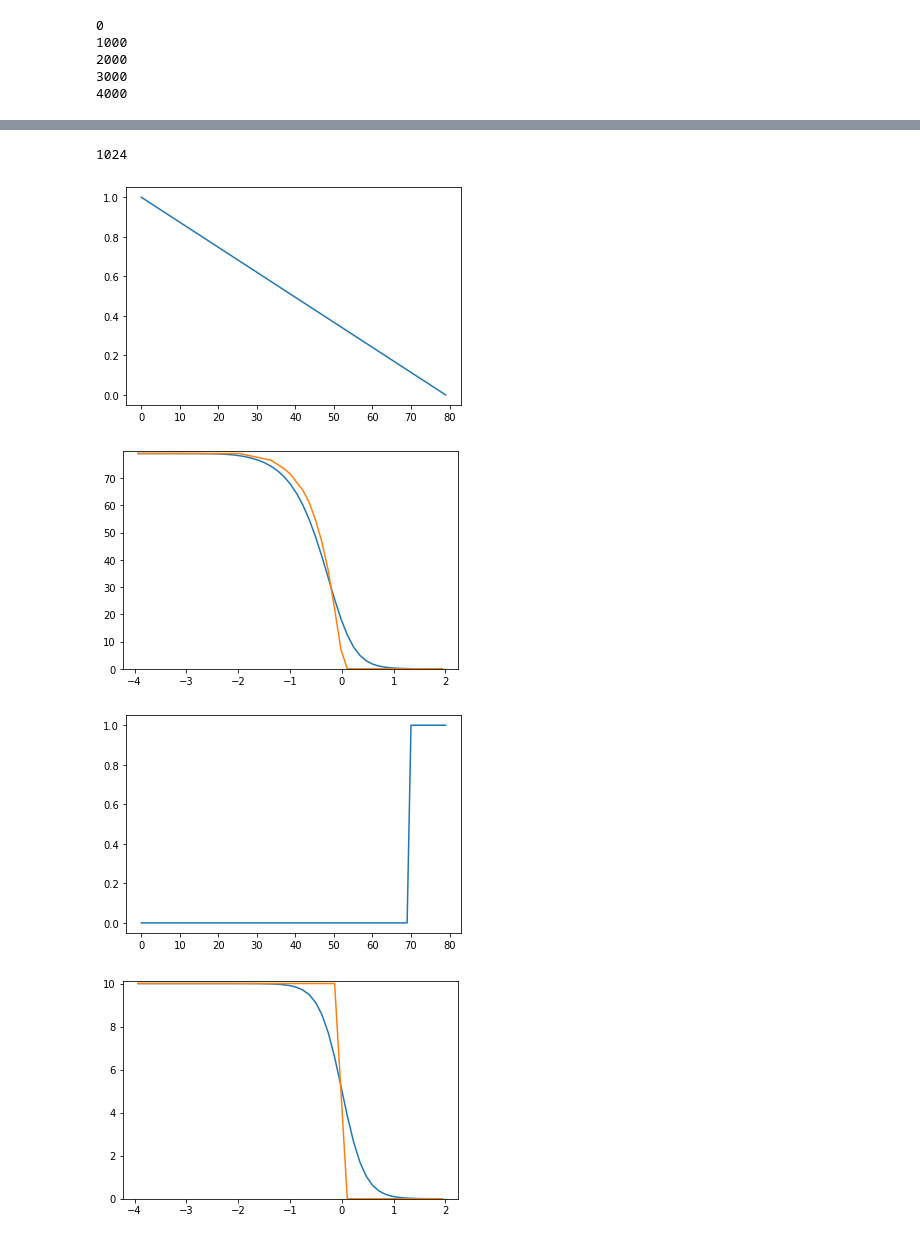
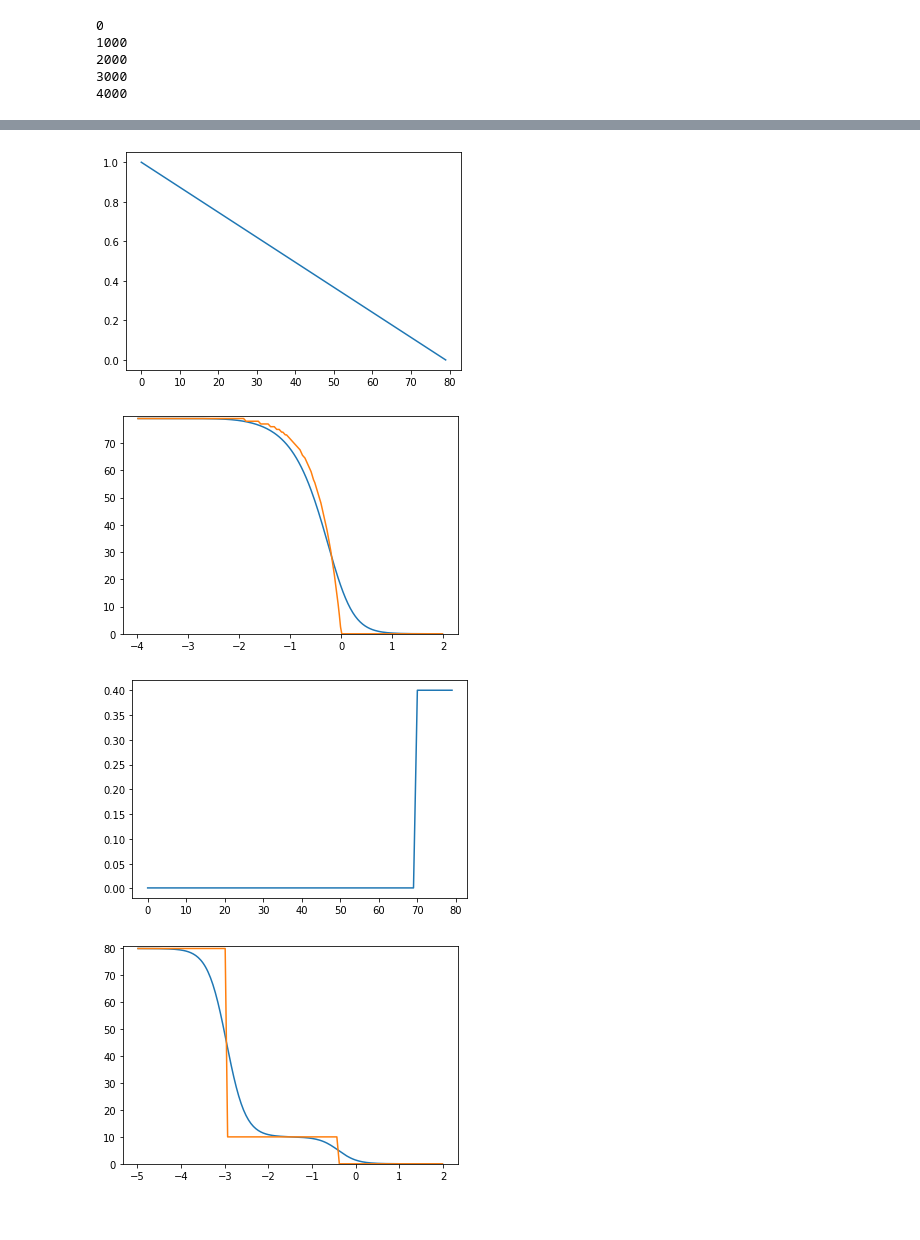
Before and after one commit to rosinality/glow-pytorch, a Jupyter notebook: notebooks/coeff.ipynb, the cells around one changed output, grey strips where cells are left out. Cells and saved outputs as stored; diff of their text form; code cells hidden in the pictures.

```diff
--- a/notebooks/coeff.ipynb
+++ b/notebooks/coeff.ipynb
@@ -125,7 +95,7 @@ for i in range(5000):
             noise, _, _, pz, logdet = txt.iloc[i]
         to_plot.append([noise, -(pz + logdet)])
     to_plot = np.array(to_plot)
-    coef = calculate_coeff(to_plot, 5, len(to_plot)-3, log=True, plot=False, show=False)
+    coef = coef = calculate_coeff(to_plot, 7, 11, log=True, plot=False)
     dims.append(n_pixel - coef)
 # %% [output]
 0
@@ -189,0 +169,8 @@ plt.show()
+# %%
+m = 20
+imgs = []
+for i in dims.argsort()[:m]:
+    imgs.append(val_loader.dataset[i][0])
+
+plt.matshow(np.concatenate(imgs, axis=1))
+plt.show()
@@ -231,24 +194,0 @@ IndexError: too many indices for array: array is 1-dimensional, but 2 were index
-# %%
-image_size = 32
-n_pixel = image_size * image_size * 1
-mul = np.log(2) * n_pixel
-
-to_plot = []
-for f in sorted(glob("../ll/*dataset#fashion_mnist*")):
-#     print(f)
-    txt = pd.read_csv(f, sep=" ", header=None)
-    noise, pz, logdet = txt.mean()
-    to_plot.append([noise, pz + logdet])
-    print(noise)
-
-to_plot = np.array(to_plot)
-to_plot[:, 1] *= mul
-coef = -calculate_coeff(to_plot, 0, len(to_plot), log=True, plot=True)
-print(n_pixel - coef)
-length = 2
-dims = []
-for i in range(0, len(to_plot)-length+1):
-    coef = -calculate_coeff(to_plot, i, i + length, log=True, plot=False)
-    print(i, i + length, n_pixel - coef)
-    dims.append(n_pixel - coef)
-plt.plot(np.log10((to_plot[:-1, 0] + to_plot[1:, 0])/2), dims)
@@ -281,7 +195,3 @@ plt.plot(np.log10((to_plot[:-1, 0] + to_plot[1:, 0])/2), dims)
-# %%
-32*32
-# %% [output]
-1024
 # %%
 def expspace(start, end, num):
     space = np.linspace(np.log(start), np.log(end), num)
@@ -298,7 +208,7 @@ n_pixel = len(sigma)
 
 to_plot = []
 delta_dim  = []
-for delta in expspace(0.0001, 100, 50):
+for delta in expspace(0.0001, 100, 250):
     sigma = np.array(sigma)
     delta_arr = np.ones(sigma.shape[0]) * delta
     to_plot.append([delta, np.log(sigma**2 + delta_arr **2).sum()/2])
@@ -320,37 +230,37 @@ plt.ylim(0, np.max(dims) * 1.01);
 # dims
 # %% [output]
 [figure]
-[figure, old version]
+[figure, new version]
 # %%
-sigma = [0] * 70 + [1] * 10
+sigma = [0.0011] * 70 + [0.4] * 10
 # sigma = np.linspace(1, 0, 80)
 
 plt.plot(sigma)
 plt.show()
 
 n_pixel = len(sigma)
 
 to_plot = []
 delta_dim  = []
-for delta in expspace(0.0001, 100, 50):
+for delta in expspace(0.00001, 100, 250):
     sigma = np.array(sigma)
     delta_arr = np.ones(sigma.shape[0]) * delta
     to_plot.append([delta, np.log(sigma**2 + delta_arr **2).sum()/2])
     delta_dim.append((sigma > delta).sum())
 to_plot = np.array(to_plot)
 delta_dim = np.array(delta_dim)
 
 length = 2
 
 dims = []
 for i in range(0, len(to_plot)-length+1):
     coef = calculate_coeff(to_plot, i, i + length, log=True, plot=False)
 #     print(i, i + length, n_pixel - coef)
     dims.append(n_pixel - coef)
 
 plt.plot(np.log10((to_plot[:-1, 0] + to_plot[1:, 0])/2), dims)
 plt.plot(np.log10((to_plot[:-1, 0] + to_plot[1:, 0])/2), (delta_dim[:-1] + delta_dim[1:])/2)
 plt.ylim(0, np.max(dims) * 1.01);
 # %% [output]
-[figure, old version]
+[figure, new version]
-[figure, old version]
+[figure, new version]
```
Also changed, not shown: parts of 18 cells of this notebook, 5 other files.
